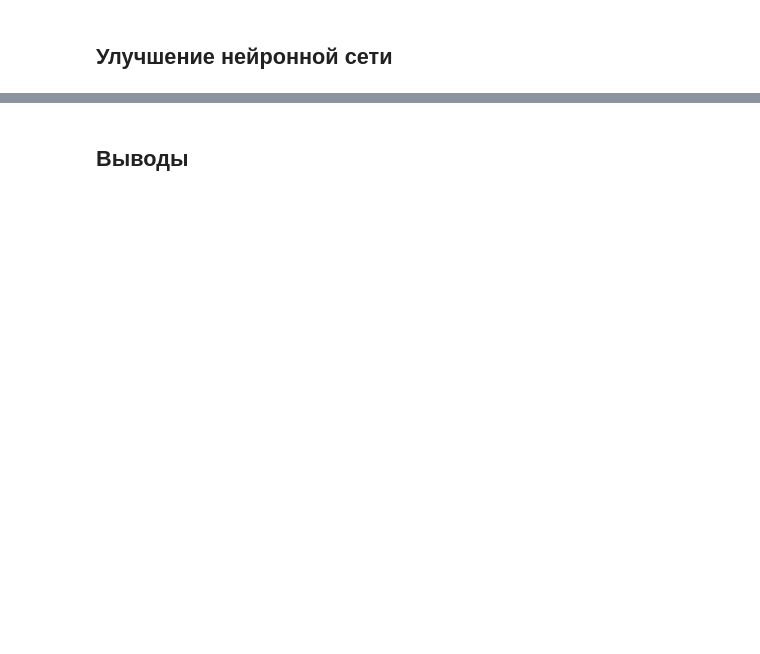
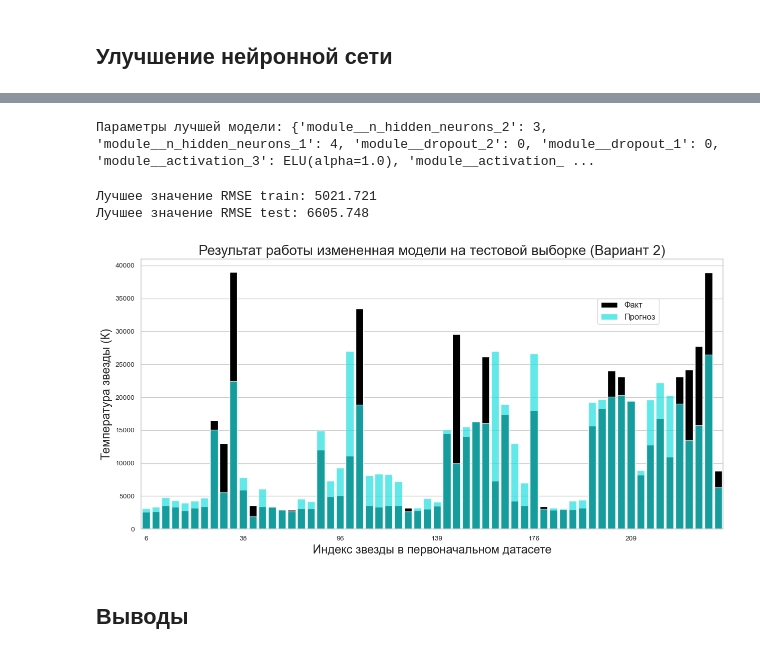
Before and after one commit to VSXV/Data-Science-Projects, a Jupyter notebook: 13. PyTorch/cfdf6b10-9f6c-42a4-9a7f-f25dca2cc3a1.ipynb, the cells around one changed output, grey strips where cells are left out. Cells and saved outputs as stored; diff of their text form; code cells hidden in the pictures; blank space fills up the shorter version.

```diff
--- a/13. PyTorch/cfdf6b10-9f6c-42a4-9a7f-f25dca2cc3a1.ipynb
+++ b/13. PyTorch/cfdf6b10-9f6c-42a4-9a7f-f25dca2cc3a1.ipynb
@@ -176,2 +371,70 @@ plt.draw()
+# %%
+scorers = make_scorer(mean_squared_error, squared=False)
+
+skorch_regressor = NeuralNetRegressor(module=Model_improve,
+                                      verbose=0,
+                                      batch_size=8,
+                                      optimizer=torch.optim.Adam,
+                                      max_epochs=500,
+                                      lr=0.07,
+                                      train_split=skorch.dataset.ValidSplit(5),
+                                      criterion=torch.nn.MSELoss,
+                                      callbacks=[
+                ('val_rmse', EpochScoring(scoring=scorers, lower_is_better=True, name='RMSE')),
+                ('estoper', EarlyStopping(lower_is_better=True, monitor='RMSE', patience=5)),
+            ],
+                                     )
+
+params = {
+
+    'module__n_hidden_neurons_1': [3, 4, 5],
+    'module__n_hidden_neurons_2': [3, 4, 5],
+
+    'module__dropout_1': [0, 0.1],
+    'module__dropout_2': [0, 0.1],
+
+    'module__activation_1': [nn.ReLU(), nn.ELU()],
+    'module__activation_2': [nn.ReLU(), nn.ELU()],
+    'module__activation_3': [nn.ReLU(), nn.ELU()],
+
+    #'optimizer__lr': [0.001, 0.01, 0.05, 0.07],
+    'lr': [0.001, 0.01, 0.05, 0.07],
+    'batch_size': [8, 16, 24, 32]
+}
+
+grid_search = RandomizedSearchCV(skorch_regressor, params, cv=5, scoring='neg_root_mean_squared_error', verbose=0, n_iter=100)
+grid_search.fit(X_train_tensor, y_train_tensor.reshape(-1,1))
+print()
+print("Параметры лучшей модели:", grid_search.best_params_)
+# %% [output]
+Параметры лучшей модели: {'module__n_hidden_neurons_2': 3, 'module__n_hidden_neurons_1': 4, 'module__dropout_2': 0, 'module__dropout_1': 0, 'module__activation_3': ELU(alpha=1.0), 'module__activation_ ...
+# %%
+train_preds = grid_search.best_estimator_.predict(X_train_tensor)
+test_preds = grid_search.best_estimator_.predict(X_test_tensor)
+
+print("Лучшее значение RMSE train: {:.3f}".format(mean_squared_error(y_train, train_preds, squared=False)))
+print("Лучшее значение RMSE test: {:.3f}".format(mean_squared_error(y_test, test_preds, squared=False)))
+print()
+# %% [output]
+Лучшее значение RMSE train: 5021.721
+Лучшее значение RMSE test: 6605.748
+# %%
+z = pd.concat([y_test.reset_index(), pd.Series(test_preds.flatten())], axis=1)
+
+sns.set(style="whitegrid")
+fig_3 = plt.figure(1, figsize=(15, 7))
+
+sns.barplot(data=z, x='index', y='Temperature (K)', color ='black', alpha = 1, label='Факт')
+sns.barplot(data=z, x='index', y=0, color ='cyan', alpha = 0.7, label='Прогноз')
+
+plt.xticks(ticks=np.arange(0, len(x), 10), fontsize=10)
+plt.yticks(fontsize=10)
+plt.legend(bbox_to_anchor=(0.897,0.87), prop={'size':12})
+plt.xlabel('Индекс звезды в первоначальном датасете', fontsize=17)
+plt.ylabel('Температура звезды (К)', fontsize=17)
+plt.title('Результат работы измененная модели на тестовой выборке (Вариант 2)', fontsize=20)
+plt.draw()
+# %% [output]
+[figure, added]
 # %% [markdown]
 ## Выводы
```
Also changed, not shown: parts of 8 cells of this notebook.
